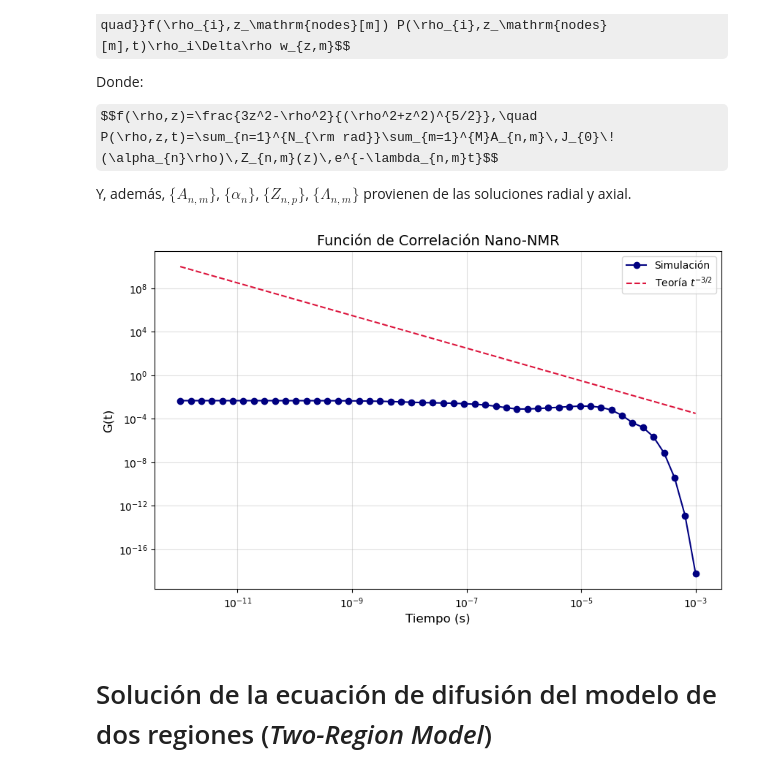
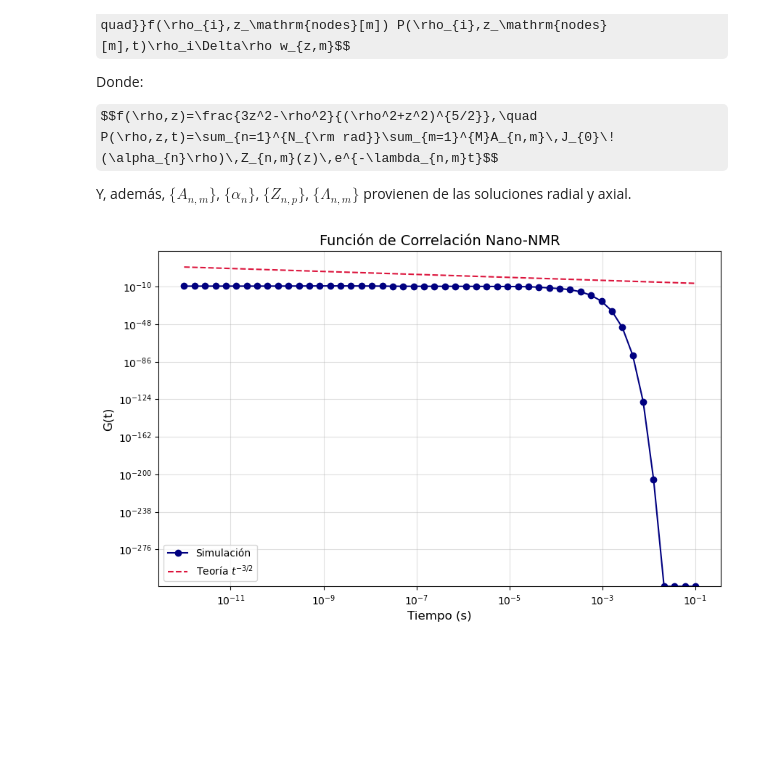
Before and after one commit to allanyst/tfm-efectos-superficie-nano-rmn, a Jupyter notebook: TFM_V5.ipynb, the cells around one changed output. Saved outputs shown, nothing was run; the diff lists cells and outputs as text; code cells hidden in the pictures; some formulas as TeX source; blank space fills up the shorter version.

```diff
--- a/TFM_V5.ipynb
+++ b/TFM_V5.ipynb
@@ -363,4 +333,12 @@ plt.close()
 # %%
+ # Normalizar los modos axiales en z
+for n in range(n_modes_radial):
+    for m in range(m_max):
+        # norm = np.sqrt(np.trapz(eigenvectors_ax[n][:, m]**2, z))
+        norm = np.sqrt(np.trapz(eigenvectors_ax[n][:, m]**2, z))
+        if norm != 0:
+            eigenvectors_ax[n][:, m] /= norm
+
 # Graficar algunos modos axiales
 plt.figure(figsize=(10,6))
 for n in range(3,6): # range(min(3, n_modes_radial)):
@@ -400,7 +378,7 @@ def T(t, lam):
 # Graficamos T(t) para los modos del sistema axial
 
 plt.figure(figsize=(10,6))
-t_plot = np.logspace(-12, -3, 100)
+t_plot = np.logspace(-12, 0, 100)
 for n in range(min(3,n_modes_radial)):
     for m in range(min(3, m_max)):
         lam = eigenvalues_ax[n][m]
@@ -443,20 +421,14 @@ z0 = 10     # nm
 Z_interps = {}
 for n in range(n_modes_radial):
     # Z_interps[n] = [interp1d(z, eigenvectors_ax[n][:, m], bounds_error=False, fill_value=0.0) for m in range(m_max)]
-    Z_interps[n] = [CubicSpline(z, eigenvectors_ax[n][:, m], extrapolate=False) for m in range(m_max)]
+    Z_interps[n] = np.array([CubicSpline(z, eigenvectors_ax[n][:, m], extrapolate=False) for m in range(m_max)])
 
 def compute_A_nm(n):
-    # Calcula la norma en la dirección z para el modo m
-    Z_norms = np.array([quad(lambda z_val: Z_interps[n][m](z_val)**2 / D(z_val), z[0], z[-1], limit=300)[0] for m in range(m_max)])
     # Evalúa cada modo en z = 15 nm
     Z_m_z0 = np.array([Z_interps[n][m](z0) for m in range(m_max)])
     # Evalúa el modo radial en ρ0 = 750 nm
     J0_rho0 = jv(0, alpha_n[n] * rho0)
-    # Calcula la norma en la dirección rho para el modo n
-    R_norms = (R**2 / 2) * jv(1, alpha_n[n] * R)**2  # (R²/2) J₁²(j_{0,n}) ortogonalidad de las funciones de Bessel
-    # Filtrar (evitar divisiones por cero)
-    valid = (Z_norms > 1e-25) & (np.abs(Z_m_z0) > 1e-12)
-    return (J0_rho0 * Z_m_z0 * valid) / (2 * np.pi * R_norms * (Z_norms + 1e-30))
+    return (J0_rho0/R_norms[n] * Z_m_z0) / (2 * np.pi)
 
 A_nm = Parallel(n_jobs=4)(delayed(compute_A_nm)(n) for n in range(n_modes_radial))
 # %% [markdown]
@@ -513,0 +486,10 @@ for t_val in [1e-12,1e-11,1e-10,1e-9,1e-8,1e-7,1e-6,1e-5,1e-4,1e-3]:
+# %%
+s = 0.0
+for n in range(n_modes_radial):
+    for m in range(m_max):
+        s += (
+            A_nm[n][m]
+            * jv(0, alpha_n[n] * rho0) / R_norms[n]
+            * Z_interps[n][m](z0)# *T(0.001,eigenvalues_ax[n][m])
+        )
+print("s =", s, " vs 1/(2πρ0) =", 1/(2*np.pi*rho0))
@@ -606,34 +590,32 @@ def compute_G(t, N_quad=40):
         J0_vals = jv(0, alpha_n * rho)
         for j,z_val in enumerate(z_nodes):
             f = (3 * z_val**2 - rho**2) / (rho**2 + z_val**2 + 1e-30)**2.5
             s = 0.0
             for n in range(n_modes_radial):
                 for m in range(m_max):
                     Z_val = Z_interps[n][m](z_val)
                     T_val = np.exp(np.clip(-np.abs(eigenvalues_ax[n][m]) * t, -700, 700))
                     s += A_nm[n][m] * J0_vals[n] * Z_val * T_val
             total += np.abs(rho*f*s*wz[j])
     dr = (0.9 * R - 0.1 * R) / N_quad
     result = (5 / (16 * np.pi)) * (total * dr)
     return result
 
-t_values = np.logspace(-12, -3, 50)
+t_values = np.logspace(-12, -1, 50)
 G_values = Parallel(n_jobs=4)(delayed(compute_G)(t) for t in t_values)
 
 np.savetxt("data/G_vs_t.dat", np.c_[t_values, G_values], header="Tiempo(s) G(t)", fmt="%.3e")
 
 plt.figure(figsize=(10,6))
 plt.loglog(t_values, G_values, "o-", label="Simulación", color="navy", markersize=6, linewidth=1.5)
 plt.plot(t_values, 1e-8 * t_values**-1.5, "--", label=r"Teoría $t^{-3/2}$", color="crimson", linewidth=1.5)
 plt.xlabel("Tiempo (s)", fontsize=12)
 plt.ylabel("G(t)", fontsize=12)
 plt.title("Función de Correlación Nano-NMR", fontsize=14)
 plt.legend()
 plt.grid(which="both", alpha=0.4)
 plt.savefig("figuras/correlacion_nanoNMR.pdf", bbox_inches="tight", dpi=300)
 plt.show()
 plt.close()
 # %% [output]
-[figure, old version]
+[figure, new version]
-# %% [markdown]
-# Solución de la ecuación de difusión del modelo de dos regiones (_Two-Region Model_)
```
Also changed, not shown: parts of 22 cells of this notebook, 33 other files.
